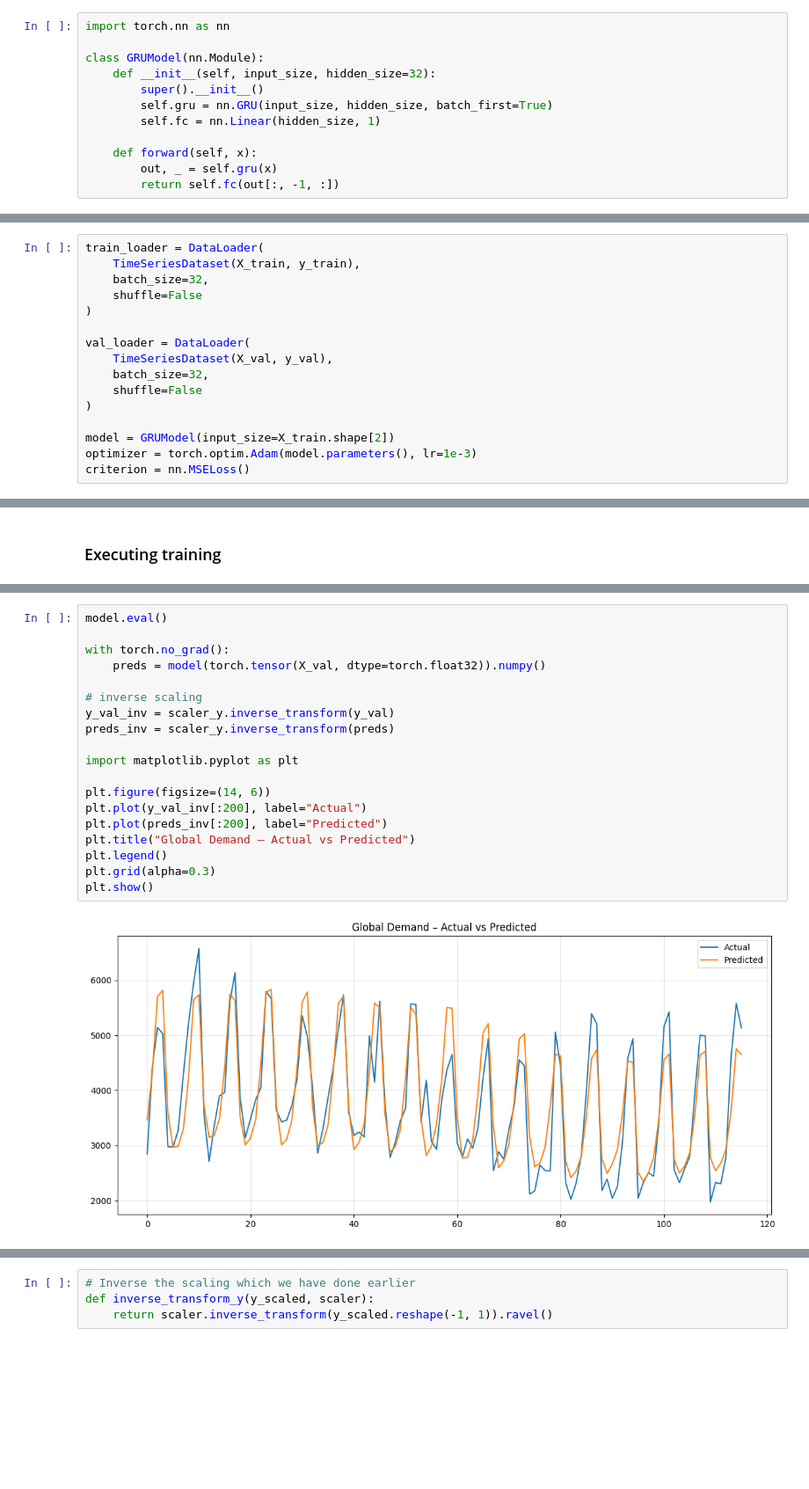
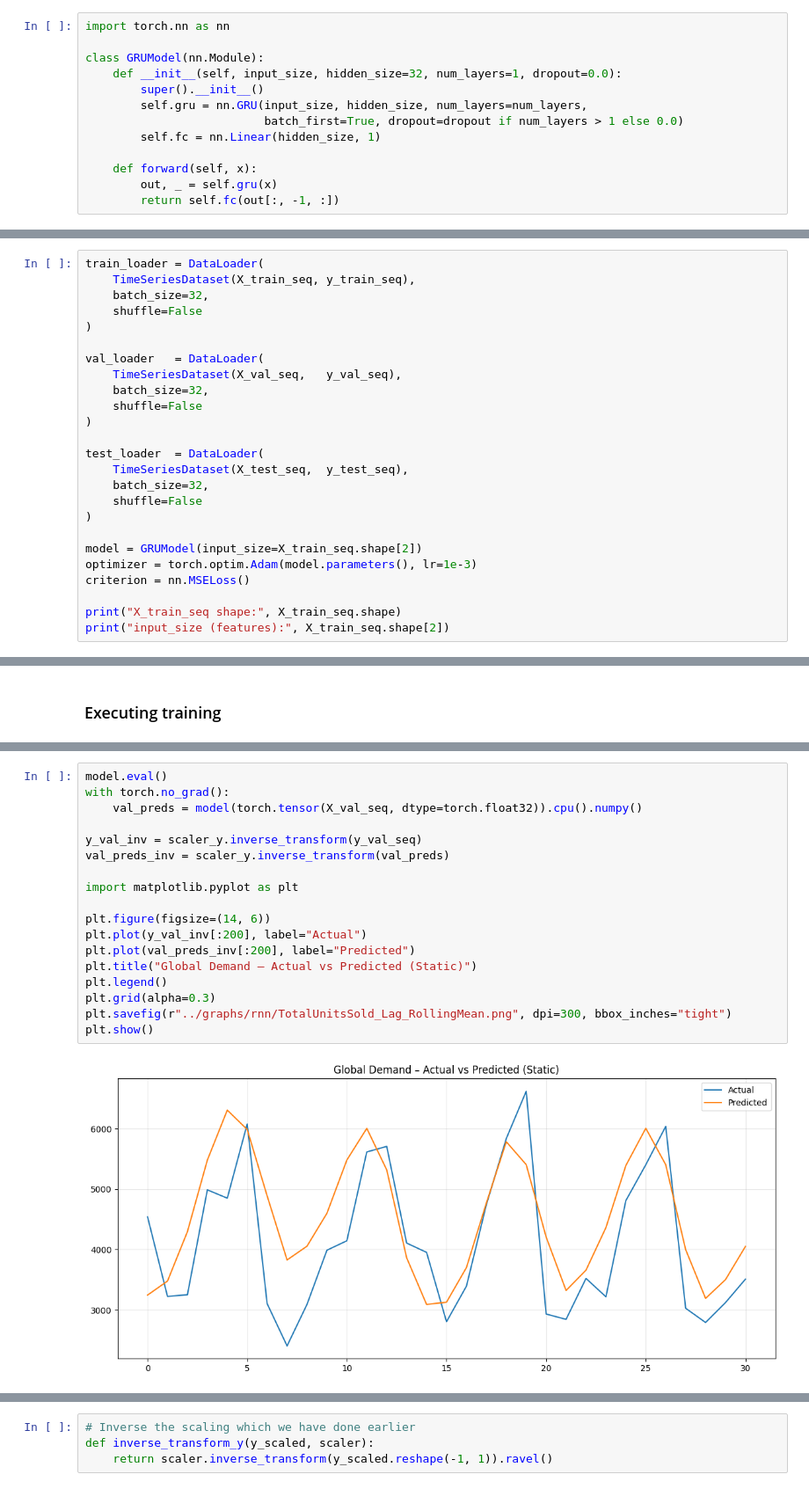
Before and after one commit to Mrschiss/IndusAnalProj, a Jupyter notebook: src/rnn.ipynb, the cells around one changed output, grey strips where cells are left out. Shown at 88% size. Saved outputs shown, nothing was run; the diff lists cells and outputs as text; blank space fills up the shorter version.

Commit message:
Had a data leackage I needed to fix, added loads of evaluation to the script

```diff
--- a/src/rnn.ipynb
+++ b/src/rnn.ipynb
@@ -239,9 +289,10 @@ Time series  models aren't that good in keeping long term information. The GRU m
 import torch.nn as nn
 
 class GRUModel(nn.Module):
-    def __init__(self, input_size, hidden_size=32):
+    def __init__(self, input_size, hidden_size=32, num_layers=1, dropout=0.0):
         super().__init__()
-        self.gru = nn.GRU(input_size, hidden_size, batch_first=True)
+        self.gru = nn.GRU(input_size, hidden_size, num_layers=num_layers,
+                          batch_first=True, dropout=dropout if num_layers > 1 else 0.0)
         self.fc = nn.Linear(hidden_size, 1)
 
     def forward(self, x):
@@ -251,17 +302,26 @@ class GRUModel(nn.Module):
 ### Training loop
 # %%
 train_loader = DataLoader(
-    TimeSeriesDataset(X_train, y_train),
+    TimeSeriesDataset(X_train_seq, y_train_seq),
     batch_size=32,
     shuffle=False
 )
 
-val_loader = DataLoader(
-    TimeSeriesDataset(X_val, y_val),
+val_loader   = DataLoader(
+    TimeSeriesDataset(X_val_seq,   y_val_seq),
     batch_size=32,
     shuffle=False
 )
 
-model = GRUModel(input_size=X_train.shape[2])
+test_loader  = DataLoader(
+    TimeSeriesDataset(X_test_seq,  y_test_seq),
+    batch_size=32,
+    shuffle=False
+)
+
+model = GRUModel(input_size=X_train_seq.shape[2])
 optimizer = torch.optim.Adam(model.parameters(), lr=1e-3)
 criterion = nn.MSELoss()
+
+print("X_train_seq shape:", X_train_seq.shape)
+print("input_size (features):", X_train_seq.shape[2])
@@ -318,21 +382,20 @@ The model had a clean decreasing validation and training loss, based on the grap
 # %%
 model.eval()
+with torch.no_grad():
+    val_preds = model(torch.tensor(X_val_seq, dtype=torch.float32)).cpu().numpy()
 
-with torch.no_grad():
-    preds = model(torch.tensor(X_val, dtype=torch.float32)).numpy()
-
-# inverse scaling
-y_val_inv = scaler_y.inverse_transform(y_val)
-preds_inv = scaler_y.inverse_transform(preds)
+y_val_inv = scaler_y.inverse_transform(y_val_seq)
+val_preds_inv = scaler_y.inverse_transform(val_preds)
 
 import matplotlib.pyplot as plt
 
 plt.figure(figsize=(14, 6))
 plt.plot(y_val_inv[:200], label="Actual")
-plt.plot(preds_inv[:200], label="Predicted")
-plt.title("Global Demand – Actual vs Predicted")
+plt.plot(val_preds_inv[:200], label="Predicted")
+plt.title("Global Demand – Actual vs Predicted (Static)")
 plt.legend()
 plt.grid(alpha=0.3)
+plt.savefig(r"../graphs/rnn/TotalUnitsSold_Lag_RollingMean.png", dpi=300, bbox_inches="tight")
 plt.show()
 # %% [output]
-[figure, old version]
+[figure, new version]
```
Also changed, not shown: parts of 26 cells of this notebook, 4 other files.
